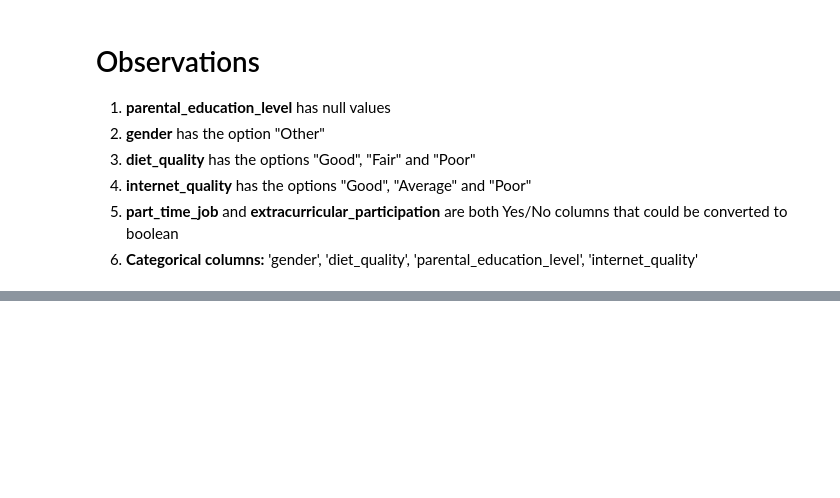
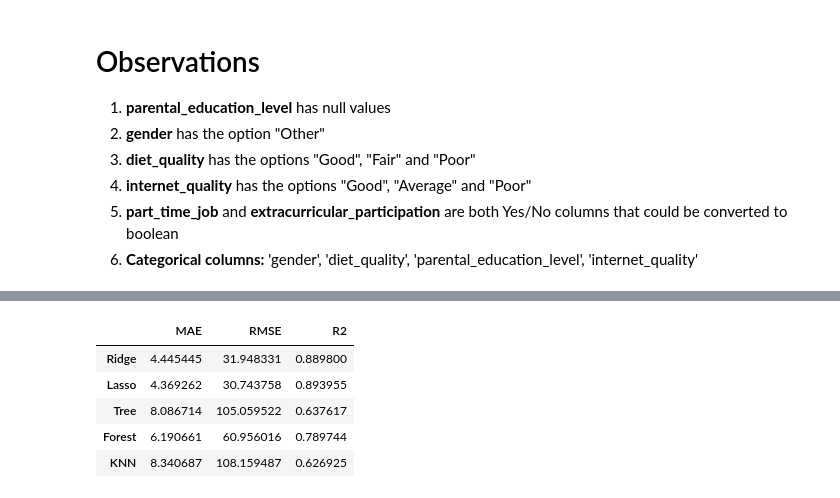
Before and after one commit to puck-arthur/data-learning, a Jupyter notebook: notebooks/week2_regression_scikit_refresher.ipynb, the cells around one changed output, grey strips where cells are left out. Cells and saved outputs as stored; diff of their text form; code cells hidden in the pictures; blank space fills up the shorter version.

```diff
--- a/notebooks/week2_regression_scikit_refresher.ipynb
+++ b/notebooks/week2_regression_scikit_refresher.ipynb
@@ -240,0 +358,79 @@ dtype: float64
+# %%
+# Lets test a few different models just for learning
+
+# Ridge regression
+from sklearn.linear_model import Ridge
+
+ridge_pipe = Pipeline([
+    ("pre", preprocessor),
+    ("reg", Ridge(alpha=1.0))   # alpha controls strength of penalty
+])
+
+# Lasso regression
+from sklearn.linear_model import Lasso
+
+lasso_pipe = Pipeline([
+    ("pre", preprocessor),
+    ("reg", Lasso(alpha=0.1))
+])
+
+# Decision tree regressor
+from sklearn.tree import DecisionTreeRegressor
+
+tree_pipe = Pipeline([
+    ("pre", preprocessor),
+    ("reg", DecisionTreeRegressor(max_depth=5, random_state=42))
+])
+
+# Random forest regressor
+from sklearn.ensemble import RandomForestRegressor
+
+rf_pipe = Pipeline([
+    ("pre", preprocessor),
+    ("reg", RandomForestRegressor(n_estimators=100, random_state=42))
+])
+
+# K nearest neighbors
+from sklearn.neighbors import KNeighborsRegressor
+
+knn_pipe = Pipeline([
+    ("pre", preprocessor),
+    ("reg", KNeighborsRegressor(n_neighbors=5))
+])
+
+# Lets create a loop to test the results and in the end print the findings
+from sklearn.metrics import mean_absolute_error, mean_squared_error, r2_score
+
+models_list = [
+    ('Ridge', ridge_pipe),
+    ('Lasso', lasso_pipe),
+    ('Tree', tree_pipe),
+    ('Forest', rf_pipe),
+    ('KNN', knn_pipe)
+]
+
+results = {}
+for name, model_pipe in models_list:
+  # Fitting to train data
+  model_pipe.fit(X_train, y_train)
+  # Predicting the results
+  y_pred = model_pipe.predict(X_test)
+  # Calculating performance variables
+  mae = mean_absolute_error(y_test, y_pred)
+  rmse = mean_squared_error(y_test, y_pred)
+  r2 = r2_score(y_test, y_pred)
+  # Storing the results in a table
+  results[name] = {
+        "MAE":  mean_absolute_error(y_test, y_pred),
+        "RMSE": mean_squared_error(y_test, y_pred),
+        "R2":   r2_score(y_test, y_pred)
+    }
+
+pd.DataFrame(results).T
+# %% [output]
+|  | MAE | RMSE | R2 |
+| Ridge | 4.445445 | 31.948331 | 0.889800 |
+| Lasso | 4.369262 | 30.743758 | 0.893955 |
+| Tree | 8.086714 | 105.059522 | 0.637617 |
+| Forest | 6.190661 | 60.956016 | 0.789744 |
+| KNN | 8.340687 | 108.159487 | 0.626925 |
```
Also changed, not shown: parts of 8 cells of this notebook.
